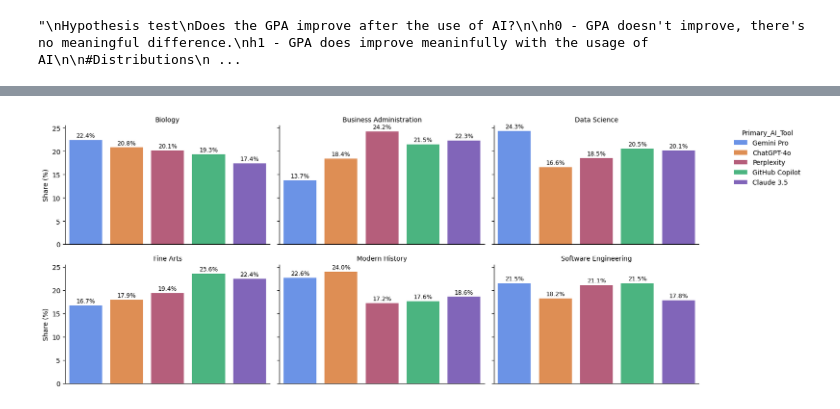
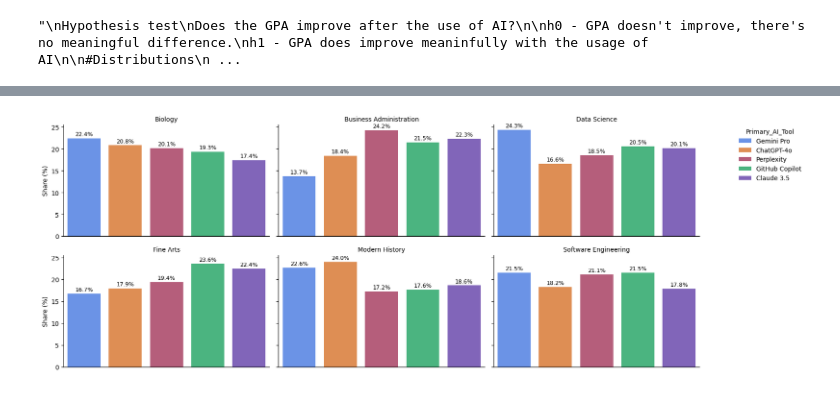
Before and after one commit to LeonardoTerra/Kaggle, a Jupyter notebook: AI usage vs GPA improvement EDA.ipynb, the cells around one changed output, grey strips where cells are left out. Saved outputs shown, nothing was run; the diff lists cells and outputs as text; code cells hidden in the pictures.

```diff
--- a/AI usage vs GPA improvement EDA.ipynb
+++ b/AI usage vs GPA improvement EDA.ipynb
@@ -129,10 +115,5 @@ df.describe().round(2)
-# %%
-bins = [0, 12, 28, 44, 60, 78, 120]
-labels = ['Gen Alpha', 'Gen Z', 'Millennial', 'Gen X', 'Boomer', 'Silent']
-
-df['Generation'] = pd.cut(df['Age'], bins=bins, labels=labels)
 # %%
-fig, ax = plt.subplots(nrows=1, ncols=2, figsize=(10, 5))
+fig, ax = plt.subplots(nrows=1, ncols=2, figsize=(8, 3))
 
 ax[0] = sns.histplot(data=df, x='GPA_Baseline', ax=ax[0], kde=True)
 ax[1] = sns.histplot(data=df, x='GPA_Post_AI', ax=ax[1], kde=True)
@@ -145,7 +126,7 @@ plt.tight_layout()
 import matplotlib.pyplot as plt
 import seaborn as sns
 
-cols = ['Age', "Task_Frequency_Daily", "GPA_Baseline", "GPA_Post_AI", "Time_Saved_Hours_Weekly", "Career_Confidence_Score"]
+cols = ["Task_Frequency_Daily", "GPA_Baseline", "GPA_Post_AI", "Time_Saved_Hours_Weekly", "Career_Confidence_Score"]
 
 fig, axes = plt.subplots(1, 5, figsize=(40, 6))
 
@@ -153,6 +134,6 @@ for ax, col in zip(axes.flatten(), cols):
     sns.histplot(data=df, x=col, ax=ax, kde=True)
     ax.set_title(col)
 
+sns.despine(left=False, right=True, top=True, bottom=False)
 plt.tight_layout()
-plt.show()
 # %% [output]
@@ -163,12 +144,12 @@ import seaborn as sns
 
 cols = df.drop(['Student_ID','Age','Task_Frequency_Daily','Task_Frequency_Daily','GPA_Baseline','GPA_Post_AI','Time_Saved_Hours_Weekly','Career_Confidence_Score'], axis=1).columns.to_list()
 
-fig, axes = plt.subplots(1, 5, figsize=(35, 4))
+fig, axes = plt.subplots(1, 4, figsize=(35, 8))
 
 for ax, col in zip(axes.flatten(), cols):
     sns.countplot(data=df, y=col, ax=ax)
     ax.set_title(col)
 
+sns.despine(left=False, right=True, top=True, bottom=False)
 plt.tight_layout()
-plt.show()
 # %% [output]
@@ -237,25 +172,30 @@ major
 # %%
-g = sns.catplot(data=major, x='Primary_AI_Tool', y='share', col='Major', hue='Primary_AI_Tool', col_wrap=3, kind='bar', height=3, aspect=1.4, legend=True)
-g.set_axis_labels('', 'Share (%)')
-g.set_titles(col_template='{col_name}')
+# Dataframe
+major_tool = (df.groupby('Major')['Primary_AI_Tool'].value_counts(normalize=True).round(3)*100).reset_index()
+major_tool.rename(columns={'proportion':'share'}, inplace=True)
 
-for ax in g.axes.flat:
+# Plot
+axes = sns.catplot(data=major_tool, x='Primary_AI_Tool', y='share', col='Major', hue='Primary_AI_Tool', col_wrap=3, kind='bar', height=3, aspect=1.5, legend=True)
+axes.set_axis_labels('', 'Share (%)')
+axes.set_titles(col_template='{col_name}')
+
+for ax in axes.axes.flat:
     ax.set_xticklabels([])
     ax.tick_params(axis='x', length=0)
     for bar in ax.patches:
         height = bar.get_height()
         if height > 0:
             ax.text(
                 bar.get_x() + bar.get_width() / 2,
                 height + 0.3,
                 f'{height:.1f}%',
                 ha='center',
                 va='bottom',
                 fontsize=9
             )
 
-sns.move_legend(g, loc='upper right', bbox_to_anchor=(1.15, 0.95))
+sns.move_legend(axes, loc='upper right', bbox_to_anchor=(1.15, 0.95))
+sns.despine(left=False, right=True, top=True, bottom=False)
 plt.tight_layout()
-plt.show()
 # %% [output]
-[figure, old version]
+[figure, new version]
```
Also changed, not shown: parts of 12 cells of this notebook.
